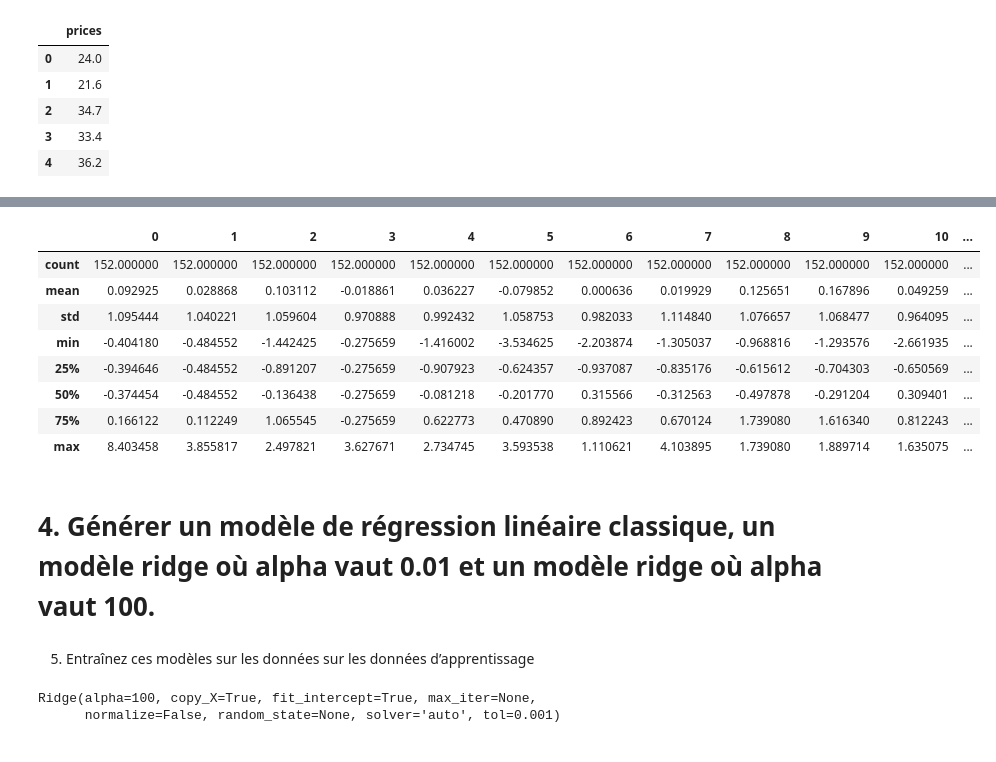
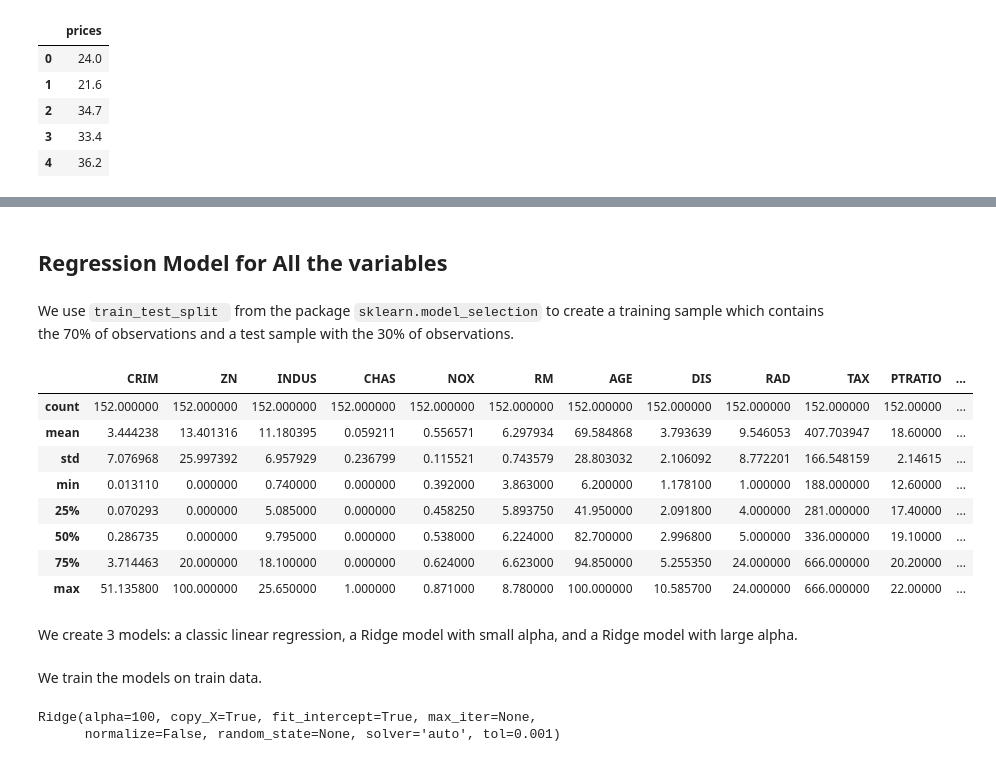
Before and after one commit to carlocis/ML_projects, a Jupyter notebook: Regularized_regressions/Ex_Ridge.ipynb, the cells around one changed output, grey strips where cells are left out. Cells and saved outputs as stored; diff of their text form; code cells hidden in the pictures.

```diff
--- a/Regularized_regressions/Ex_Ridge.ipynb
+++ b/Regularized_regressions/Ex_Ridge.ipynb
@@ -97,0 +124,14 @@ y.head()
+# %%
+plt.figure(figsize=(20, 5))
+
+features = ['LSTAT', 'RM']
+target = y.prices
+
+for i, col in enumerate(features):
+    plt.subplot(1, len(features) , i+1)
+    x = boston_df[col]
+    y = target
+    plt.scatter(x, y, marker='o')
+    plt.title("Variation in House prices")
+    plt.xlabel(col)
+    plt.ylabel('"House prices in $1000"')
@@ -98,32 +223,41 @@ y.head()
+# %% [markdown]
+## Regression Model for All the variables
+# %% [markdown]
+We use `train_test_split ` from the package `sklearn.model_selection`  to create a training sample which contains the 70% of observations and a test sample with the 30% of observations.
 # %%
 from sklearn.model_selection import train_test_split
-X_train, X_test, y_train, y_test = train_test_split(boston_df, y, test_size = 0.3)
-from sklearn.preprocessing import StandardScaler
-sc = StandardScaler()
-X_train = pd.DataFrame(sc.fit_transform(X_train))
-X_test = pd.DataFrame(sc.transform(X_test))
+X_train, X_test, y_train, y_test = train_test_split(boston_df, y, test_size = 0.3, random_state=3)
+
+# We should use the standard scaler because Ridge (and most of regularized models)
+# are sensitive to the scale of the input features (even though in our case the result is the same).
+# -----
+#from sklearn.preprocessing import StandardScaler
+#sc = StandardScaler()
+#X_train = pd.DataFrame(sc.fit_transform(X_train))
+#X_test = pd.DataFrame(sc.transform(X_test))
+# -----
 
 X_test.describe()
 # %% [output]
-|  | 0 | 1 | 2 | 3 | 4 | 5 | 6 | 7 | 8 | 9 | 10 | ... |
-| count | 152.000000 | 152.000000 | 152.000000 | 152.000000 | 152.000000 | 152.000000 | 152.000000 | 152.000000 | 152.000000 | 152.000000 | 152.000000 | ... |
-| mean | 0.092925 | 0.028868 | 0.103112 | -0.018861 | 0.036227 | -0.079852 | 0.000636 | 0.019929 | 0.125651 | 0.167896 | 0.049259 | ... |
-| std | 1.095444 | 1.040221 | 1.059604 | 0.970888 | 0.992432 | 1.058753 | 0.982033 | 1.114840 | 1.076657 | 1.068477 | 0.964095 | ... |
-| min | -0.404180 | -0.484552 | -1.442425 | -0.275659 | -1.416002 | -3.534625 | -2.203874 | -1.305037 | -0.968816 | -1.293576 | -2.661935 | ... |
-| 25% | -0.394646 | -0.484552 | -0.891207 | -0.275659 | -0.907923 | -0.624357 | -0.937087 | -0.835176 | -0.615612 | -0.704303 | -0.650569 | ... |
-| 50% | -0.374454 | -0.484552 | -0.136438 | -0.275659 | -0.081218 | -0.201770 | 0.315566 | -0.312563 | -0.497878 | -0.291204 | 0.309401 | ... |
-| 75% | 0.166122 | 0.112249 | 1.065545 | -0.275659 | 0.622773 | 0.470890 | 0.892423 | 0.670124 | 1.739080 | 1.616340 | 0.812243 | ... |
-| max | 8.403458 | 3.855817 | 2.497821 | 3.627671 | 2.734745 | 3.593538 | 1.110621 | 4.103895 | 1.739080 | 1.889714 | 1.635075 | ... |
+|  | CRIM | ZN | INDUS | CHAS | NOX | RM | AGE | DIS | RAD | TAX | PTRATIO | ... |
+| count | 152.000000 | 152.000000 | 152.000000 | 152.000000 | 152.000000 | 152.000000 | 152.000000 | 152.000000 | 152.000000 | 152.000000 | 152.00000 | ... |
+| mean | 3.444238 | 13.401316 | 11.180395 | 0.059211 | 0.556571 | 6.297934 | 69.584868 | 3.793639 | 9.546053 | 407.703947 | 18.60000 | ... |
+| std | 7.076968 | 25.997392 | 6.957929 | 0.236799 | 0.115521 | 0.743579 | 28.803032 | 2.106092 | 8.772201 | 166.548159 | 2.14615 | ... |
+| min | 0.013110 | 0.000000 | 0.740000 | 0.000000 | 0.392000 | 3.863000 | 6.200000 | 1.178100 | 1.000000 | 188.000000 | 12.60000 | ... |
+| 25% | 0.070293 | 0.000000 | 5.085000 | 0.000000 | 0.458250 | 5.893750 | 41.950000 | 2.091800 | 4.000000 | 281.000000 | 17.40000 | ... |
+| 50% | 0.286735 | 0.000000 | 9.795000 | 0.000000 | 0.538000 | 6.224000 | 82.700000 | 2.996800 | 5.000000 | 336.000000 | 19.10000 | ... |
+| 75% | 3.714463 | 20.000000 | 18.100000 | 0.000000 | 0.624000 | 6.623000 | 94.850000 | 5.255350 | 24.000000 | 666.000000 | 20.20000 | ... |
+| max | 51.135800 | 100.000000 | 25.650000 | 1.000000 | 0.871000 | 8.780000 | 100.000000 | 10.585700 | 24.000000 | 666.000000 | 22.00000 | ... |
-# %% [markdown]
-# 4. Générer un modèle de régression linéaire classique, un modèle ridge où alpha vaut 0.01 et un modèle ridge où alpha vaut 100.
+# %% [markdown]
+We create 3 models: a classic linear regression, a Ridge model with small alpha, and a Ridge model with large alpha.
 # %%
 from sklearn.linear_model import LinearRegression
 from sklearn.linear_model import Ridge
 linear_regressor = LinearRegression()
 ridge_regressor_small_alpha = Ridge(alpha = 0.01)
 ridge_regressor_large_alpha = Ridge(alpha = 100)
-# %% [markdown]
-5. Entraînez ces modèles sur les données sur les données d’apprentissage
+# %% [markdown]
+We train the models on train data.
 # %%
 linear_regressor.fit(X_train, y_train)
 ridge_regressor_small_alpha.fit(X_train, y_train)
```
Also changed, not shown: parts of 56 cells of this notebook.
